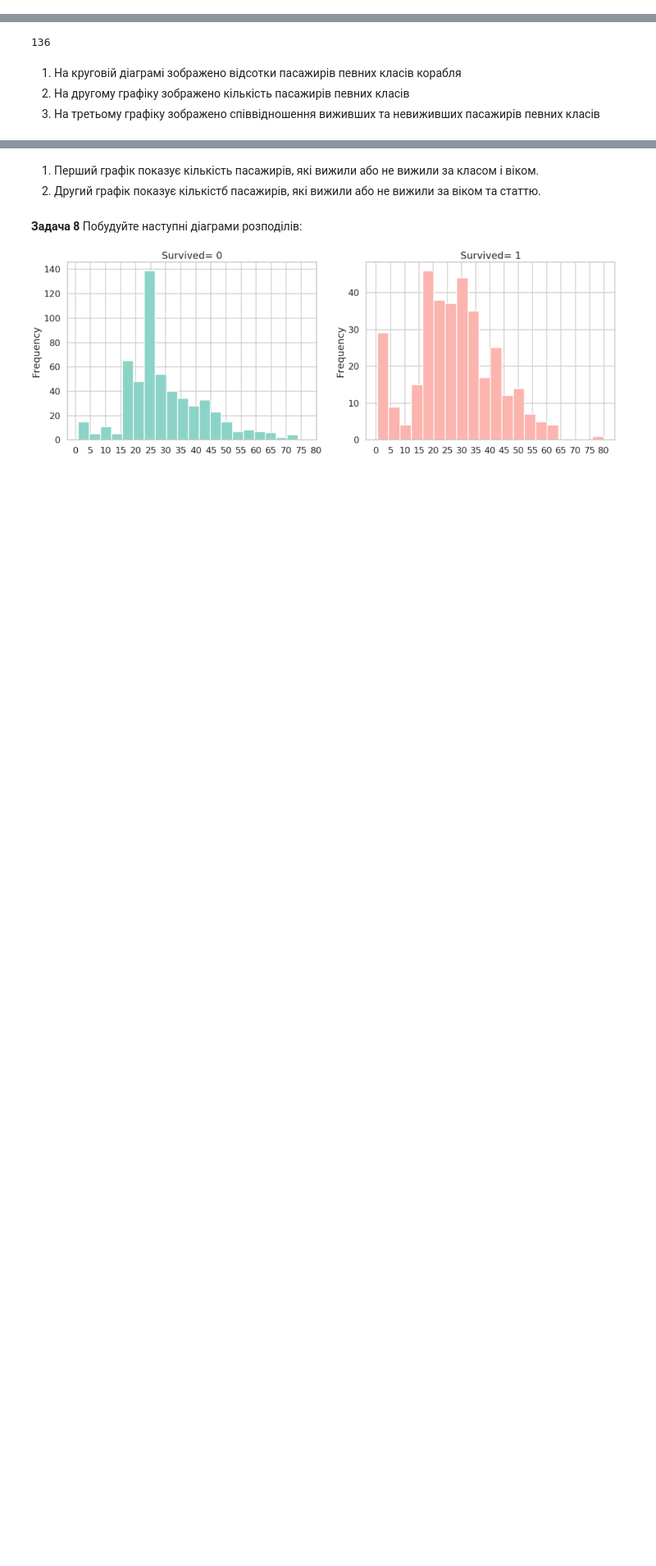
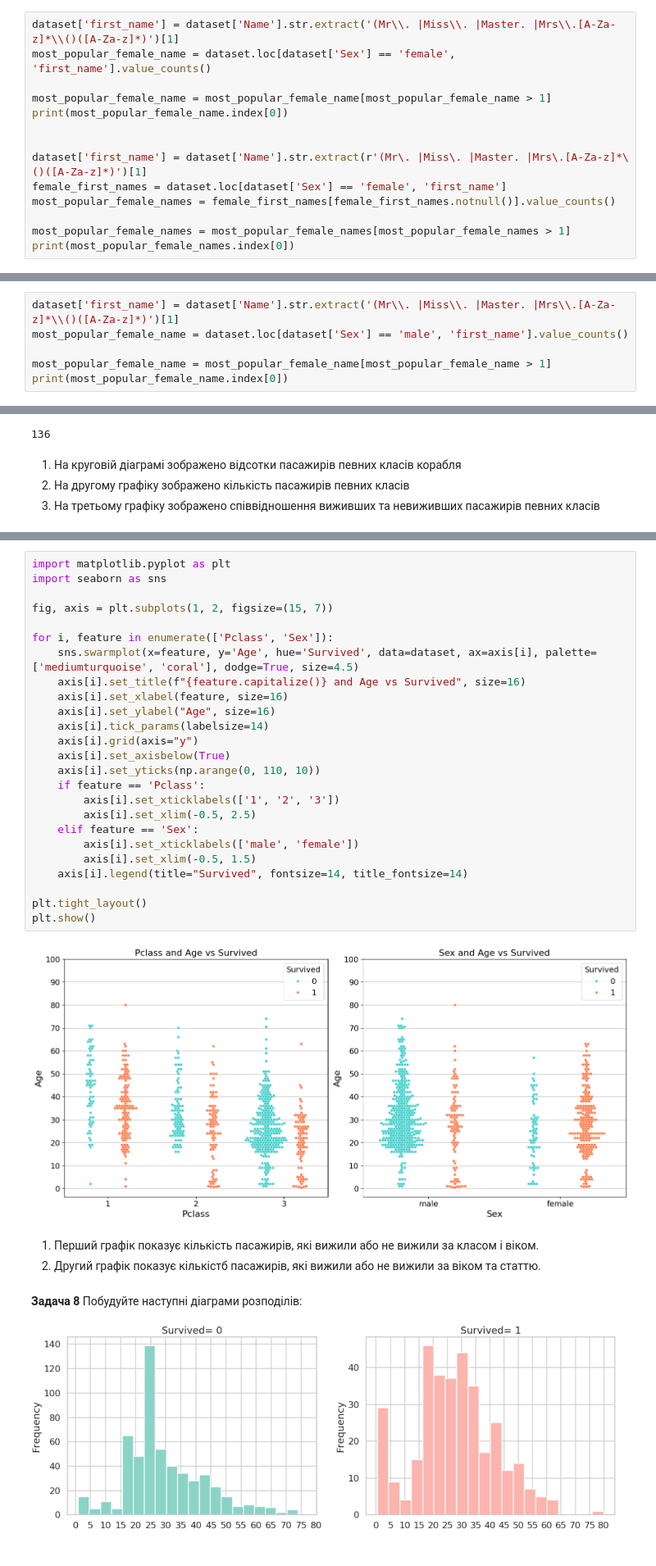
Before and after one commit to kafelllll/ai, a Jupyter notebook: Task2_basic_ai_Nastya_Senchyk_4CS22.ipynb, the cells around one changed output, grey strips where cells are left out. Shown at 82% size. Saved outputs shown, nothing was run; the diff lists cells and outputs as text; blank space fills up the shorter version.

```diff
--- a/Task2_basic_ai_Nastya_Senchyk_4CS22.ipynb
+++ b/Task2_basic_ai_Nastya_Senchyk_4CS22.ipynb
@@ -121,0 +112,14 @@ Mary
+# %%
+dataset['first_name'] = dataset['Name'].str.extract('(Mr\\. |Miss\\. |Master. |Mrs\\.[A-Za-z]*\\()([A-Za-z]*)')[1]
+most_popular_female_name = dataset.loc[dataset['Sex'] == 'female', 'first_name'].value_counts()
+
+most_popular_female_name = most_popular_female_name[most_popular_female_name > 1]
+print(most_popular_female_name.index[0])
+
+
+dataset['first_name'] = dataset['Name'].str.extract(r'(Mr\. |Miss\. |Master. |Mrs\.[A-Za-z]*\()([A-Za-z]*)')[1]
+female_first_names = dataset.loc[dataset['Sex'] == 'female', 'first_name']
+most_popular_female_names = female_first_names[female_first_names.notnull()].value_counts()
+
+most_popular_female_names = most_popular_female_names[most_popular_female_names > 1]
+print(most_popular_female_names.index[0])
@@ -133,0 +130,6 @@ John
+# %%
+dataset['first_name'] = dataset['Name'].str.extract('(Mr\\. |Miss\\. |Master. |Mrs\\.[A-Za-z]*\\()([A-Za-z]*)')[1]
+most_popular_female_name = dataset.loc[dataset['Sex'] == 'male', 'first_name'].value_counts()
+
+most_popular_female_name = most_popular_female_name[most_popular_female_name > 1]
+print(most_popular_female_name.index[0])
@@ -259,3 +202,30 @@ plot_survival_analysis(dataset)
+# %%
+import matplotlib.pyplot as plt
+import seaborn as sns
+
+fig, axis = plt.subplots(1, 2, figsize=(15, 7))
+
+for i, feature in enumerate(['Pclass', 'Sex']):
+    sns.swarmplot(x=feature, y='Age', hue='Survived', data=dataset, ax=axis[i], palette=['mediumturquoise', 'coral'], dodge=True, size=4.5)
+    axis[i].set_title(f"{feature.capitalize()} and Age vs Survived", size=16)
+    axis[i].set_xlabel(feature, size=16)
+    axis[i].set_ylabel("Age", size=16)
+    axis[i].tick_params(labelsize=14)
+    axis[i].grid(axis="y")
+    axis[i].set_axisbelow(True)
+    axis[i].set_yticks(np.arange(0, 110, 10))
+    if feature == 'Pclass':
+        axis[i].set_xticklabels(['1', '2', '3'])
+        axis[i].set_xlim(-0.5, 2.5)
+    elif feature == 'Sex':
+        axis[i].set_xticklabels(['male', 'female'])
+        axis[i].set_xlim(-0.5, 1.5)
+    axis[i].legend(title="Survived", fontsize=14, title_fontsize=14)
+
+plt.tight_layout()
+plt.show()
+# %% [output]
+[figure, added]
 # %% [markdown]
 1. Перший графік показує кількість пасажирів, які вижили або не вижили за класом і віком.
 2. Другий графік показує кількістб пасажирів, які вижили або не вижили за віком та статтю.
```
Also changed, not shown: parts of 6 cells of this notebook.
